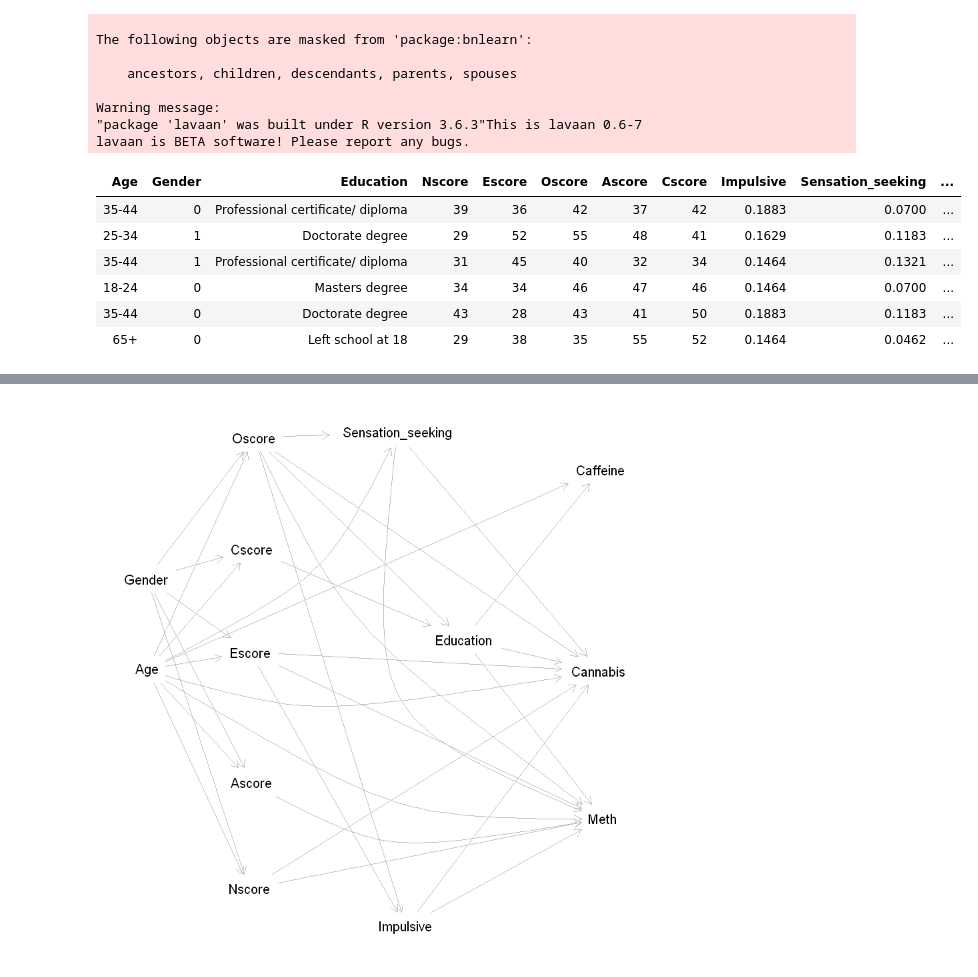
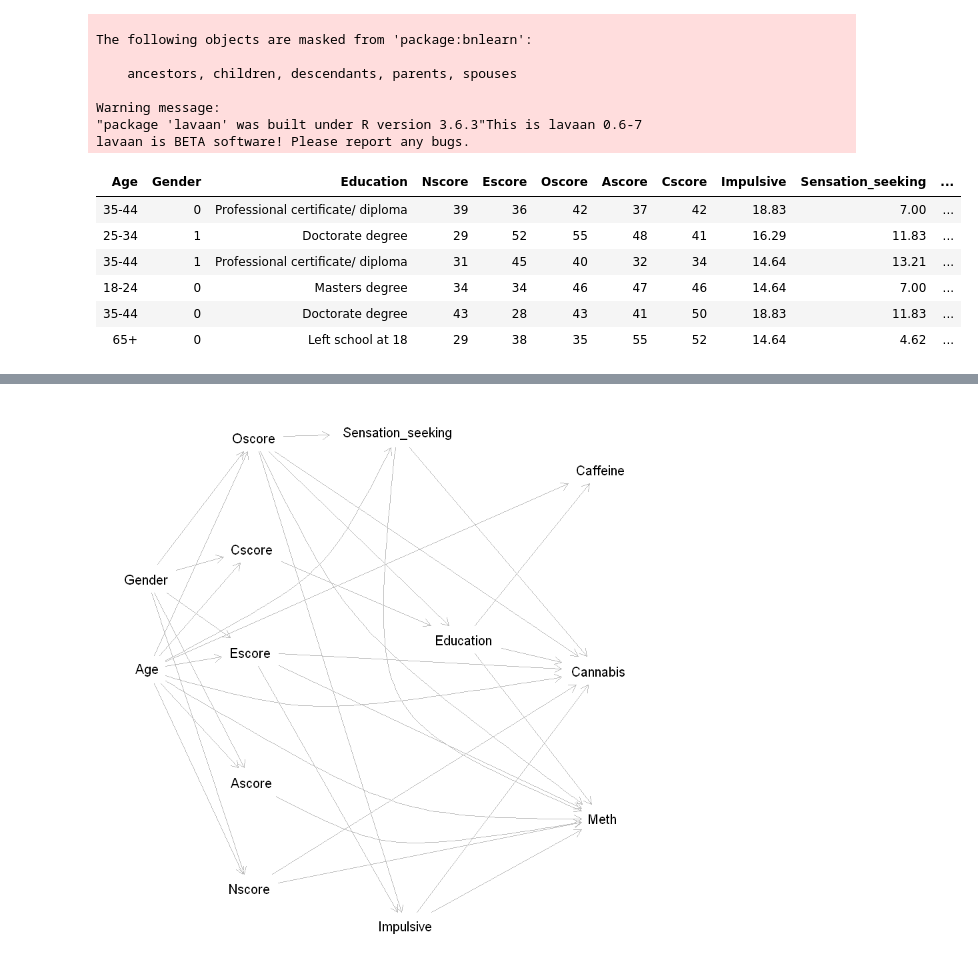
Before and after one commit to prat8897/BayesianNetworkAssignment, a Jupyter notebook: Network_Building_Testing.ipynb, the cells around one changed output, grey strips where cells are left out. Saved outputs shown, nothing was run; the diff lists cells and outputs as text; code cells hidden in the pictures.

```diff
--- a/Network_Building_Testing.ipynb
+++ b/Network_Building_Testing.ipynb
@@ -32,19 +32,24 @@ lavaan is BETA software! Please report any bugs.
 # %%
 # Read in the .csv that was created during the preprocessing
 
 df <- read.csv('Dataset_Numerical_Classes.csv')
 
+# We scale 2 columns by a factor of 100 to account for the variances that otherwise vary too much in factor
+
+df$Impulsive <- df$Impulsive * 100
+df$Sensation_seeking <- df$Sensation_seeking * 100
+
 # Visually inspect the dataframe
 
 head(df)
 # %% [output]
 | Age | Gender | Education | Nscore | Escore | Oscore | Ascore | Cscore | Impulsive | Sensation_seeking | ... |
-| 35-44 | 0 | Professional certificate/ diploma | 39 | 36 | 42 | 37 | 42 | 0.1883 | 0.0700 | ... |
-| 25-34 | 1 | Doctorate degree | 29 | 52 | 55 | 48 | 41 | 0.1629 | 0.1183 | ... |
-| 35-44 | 1 | Professional certificate/ diploma | 31 | 45 | 40 | 32 | 34 | 0.1464 | 0.1321 | ... |
-| 18-24 | 0 | Masters degree | 34 | 34 | 46 | 47 | 46 | 0.1464 | 0.0700 | ... |
-| 35-44 | 0 | Doctorate degree | 43 | 28 | 43 | 41 | 50 | 0.1883 | 0.1183 | ... |
-| 65+ | 0 | Left school at 18 | 29 | 38 | 35 | 55 | 52 | 0.1464 | 0.0462 | ... |
+| 35-44 | 0 | Professional certificate/ diploma | 39 | 36 | 42 | 37 | 42 | 18.83 | 7.00 | ... |
+| 25-34 | 1 | Doctorate degree | 29 | 52 | 55 | 48 | 41 | 16.29 | 11.83 | ... |
+| 35-44 | 1 | Professional certificate/ diploma | 31 | 45 | 40 | 32 | 34 | 14.64 | 13.21 | ... |
+| 18-24 | 0 | Masters degree | 34 | 34 | 46 | 47 | 46 | 14.64 | 7.00 | ... |
+| 35-44 | 0 | Doctorate degree | 43 | 28 | 43 | 41 | 50 | 18.83 | 11.83 | ... |
+| 65+ | 0 | Left school at 18 | 29 | 38 | 35 | 55 | 52 | 14.64 | 4.62 | ... |
 # %%
 # Not sure yet if the labels should also be ordered, since they are already numerical, they are ordinal however
 
```
Also changed, not shown: parts of 7 cells of this notebook.
